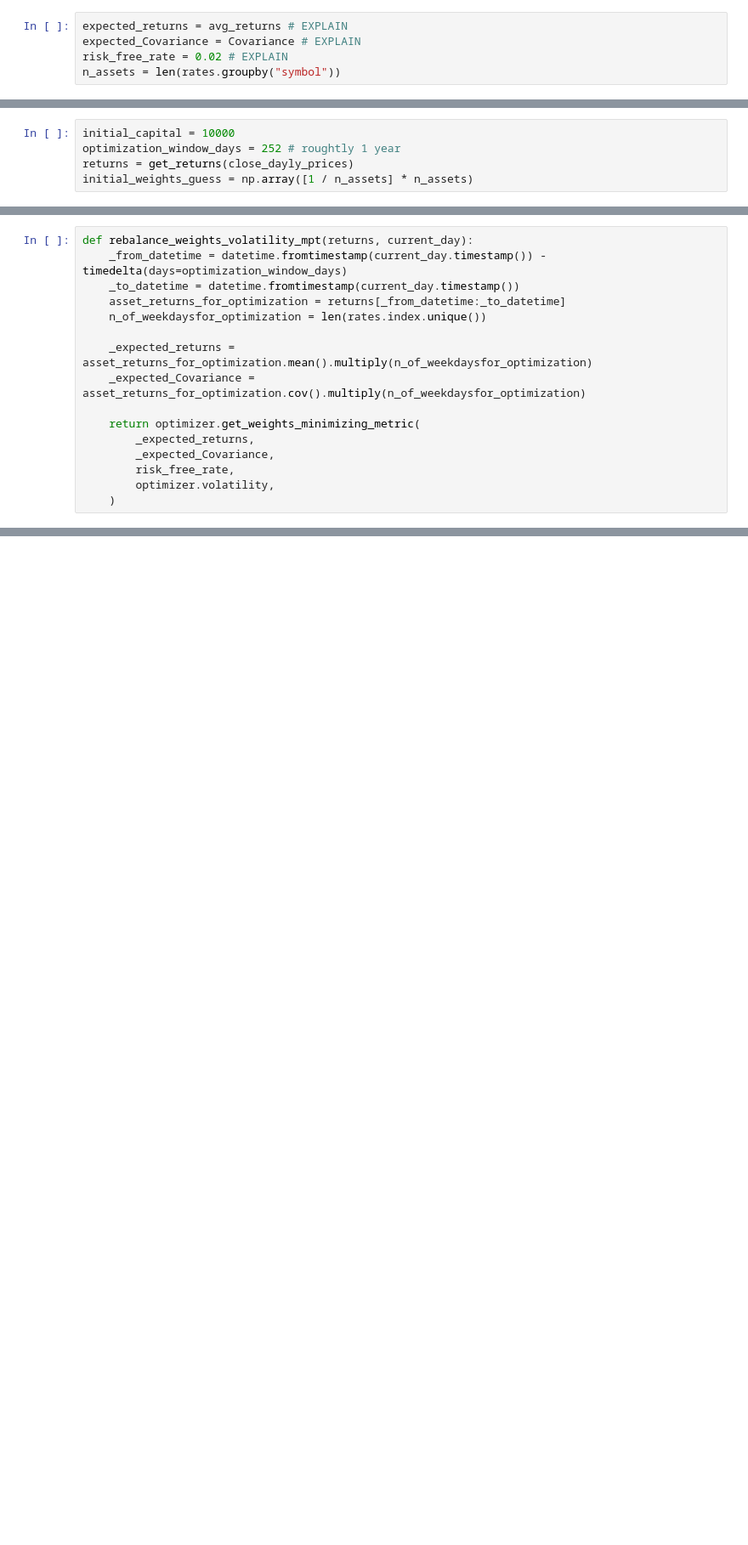
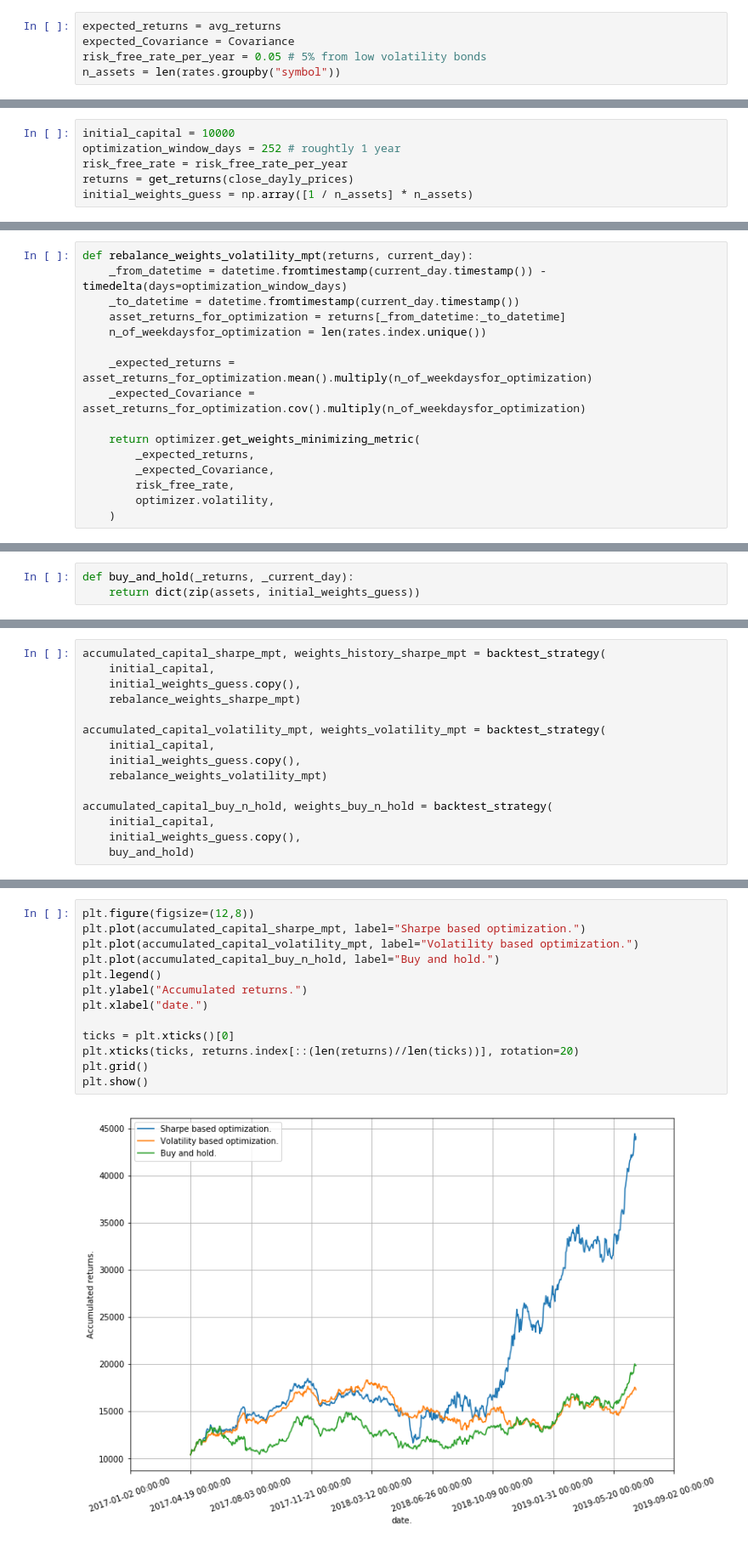
Before and after one commit to leoniloris/Portfolio-Optimization, a Jupyter notebook: portfolio optimization.ipynb, the cells around one changed output, grey strips where cells are left out. Shown: that part at 85% size. Drawn from its saved outputs; the diff is of its cells as text; blank space fills up the shorter version.

Commit message:
Analyze backtest results.

```diff
--- a/portfolio optimization.ipynb
+++ b/portfolio optimization.ipynb
@@ -75,9 +75,9 @@ Covariance = get_returns(close_dayly_prices)\
 # %% [markdown]
 ### Optimizations parameters
 # %%
-expected_returns = avg_returns # EXPLAIN
-expected_Covariance = Covariance # EXPLAIN
-risk_free_rate = 0.02 # EXPLAIN
+expected_returns = avg_returns
+expected_Covariance = Covariance
+risk_free_rate_per_year = 0.05 # 5% from low volatility bonds
 n_assets = len(rates.groupby("symbol"))
 # %% [markdown]
 ## MPT (Modern Portfolio Theory)
@@ -187,6 +187,7 @@ Volatility maximizaztion allocation weigts
 # %%
 initial_capital = 10000
 optimization_window_days = 252 # roughtly 1 year
+risk_free_rate = risk_free_rate_per_year
 returns = get_returns(close_dayly_prices)
 initial_weights_guess = np.array([1 / n_assets] * n_assets)
 # %% [markdown]
@@ -241,0 +239,3 @@ def rebalance_weights__mpt(returns, current_day):
+# %%
+def buy_and_hold(_returns, _current_day):
+    return dict(zip(assets, initial_weights_guess))
@@ -260,0 +270,15 @@ plt.plot(capital_history)
+# %%
+accumulated_capital_sharpe_mpt, weights_history_sharpe_mpt = backtest_strategy(
+    initial_capital,
+    initial_weights_guess.copy(),
+    rebalance_weights_sharpe_mpt)
+
+accumulated_capital_volatility_mpt, weights_volatility_mpt = backtest_strategy(
+    initial_capital,
+    initial_weights_guess.copy(),
+    rebalance_weights_volatility_mpt)
+
+accumulated_capital_buy_n_hold, weights_buy_n_hold = backtest_strategy(
+    initial_capital,
+    initial_weights_guess.copy(),
+    buy_and_hold)
@@ -260,0 +287,15 @@ plt.plot(capital_history)
+# %%
+plt.figure(figsize=(12,8))
+plt.plot(accumulated_capital_sharpe_mpt, label="Sharpe based optimization.")
+plt.plot(accumulated_capital_volatility_mpt, label="Volatility based optimization.")
+plt.plot(accumulated_capital_buy_n_hold, label="Buy and hold.")
+plt.legend()
+plt.ylabel("Accumulated returns.")
+plt.xlabel("date.")
+
+ticks = plt.xticks()[0]
+plt.xticks(ticks, returns.index[::(len(returns)//len(ticks))], rotation=20)
+plt.grid()
+plt.show()
+# %% [output]
+[figure, added]
```
Also changed, not shown: parts of 18 cells of this notebook.
